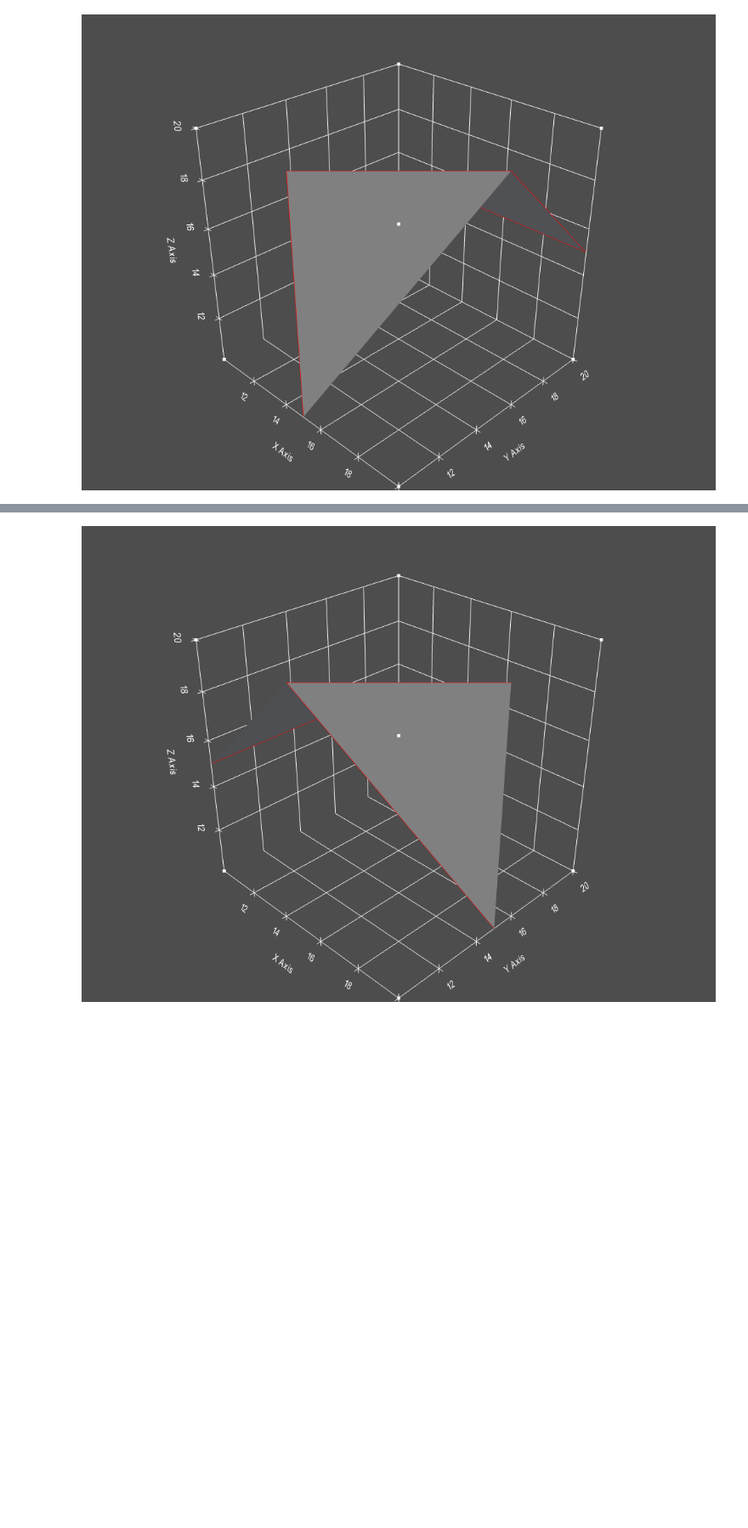
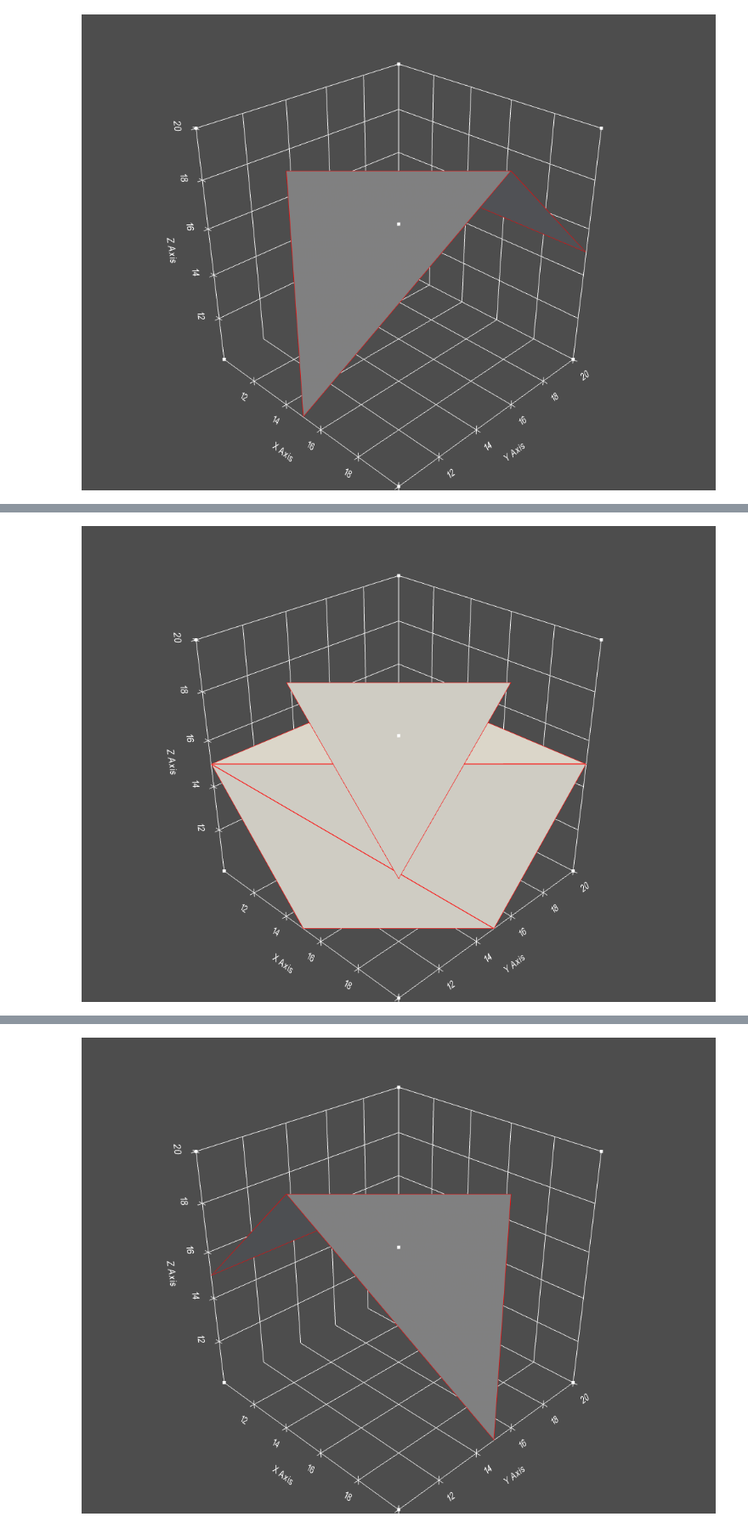
Before and after one commit to Syafiqq/marching_algo_test_001, a Jupyter notebook: marching_algorithm_3d_rules_minimal_151-175.ipynb, the cells around one changed output, grey strips where cells are left out. Shown at 85% size. Saved outputs shown, nothing was run; the diff lists cells and outputs as text; code cells hidden in the pictures; blank space fills up the shorter version.

```diff
--- a/marching_algorithm_3d_rules_minimal_151-175.ipynb
+++ b/marching_algorithm_3d_rules_minimal_151-175.ipynb
@@ -140,3 +174,20 @@ plot_data(points_r, faces=faces_r)
+# %%
+# Rule 156 (v2)
+# 0 1 0 0   1 0 1 1
+#
+#   o     o
+# o     5
+#   2     3
+# 0     o
+#
+rule_type = 0b01001011
+variant = 2
+points_r = rules.to_points(points, rule_type, variant=variant)
+faces_r = rules.to_faces(np.arange(0, len(points_r), 1), rule_type, variant=variant)
+
+plot_data(points_r, faces=faces_r)
+# %% [output]
+[figure, added]
 # %%
 # Rule 157
 # 0 0 1 0   1 0 1 1
```
Also changed, not shown: parts of 16 cells of this notebook.
